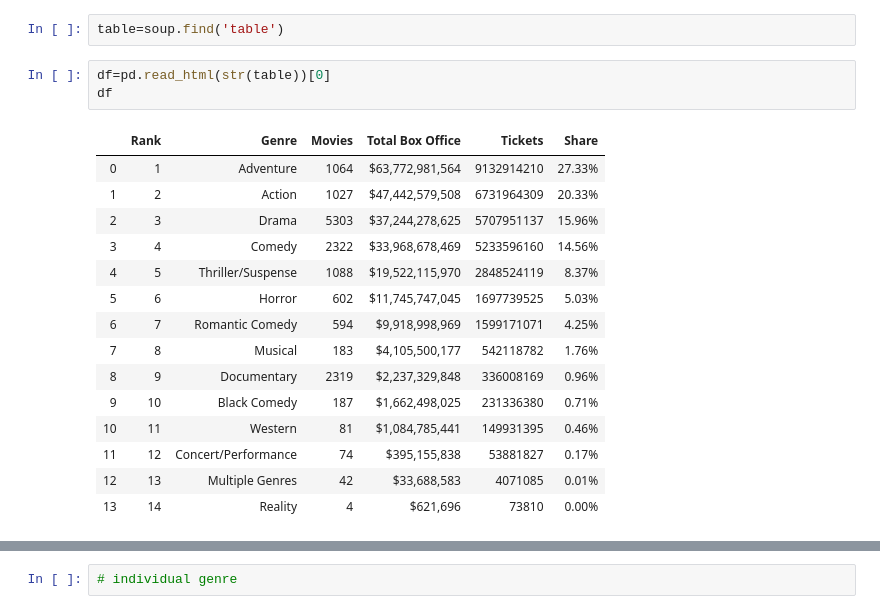
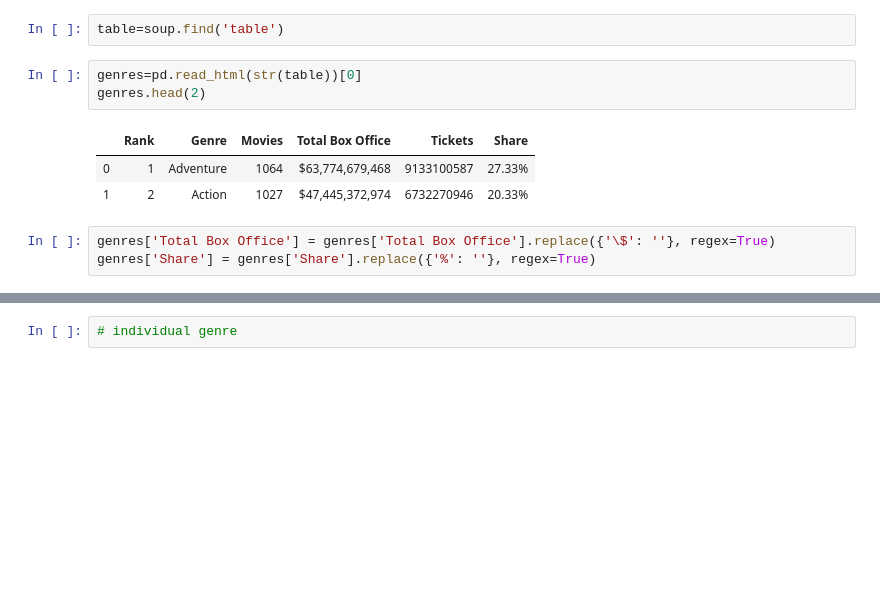
Before and after one commit to trevohearn/SailajaAndTrevor, a Jupyter notebook: new movies project(final).ipynb, the cells around one changed output, grey strips where cells are left out. Cells and saved outputs as stored; diff of their text form; blank space fills up the shorter version.

```diff
--- a/new movies project(final).ipynb
+++ b/new movies project(final).ipynb
@@ -10,22 +10,13 @@ soup = BeautifulSoup(html_page.content,'html.parser')
 # %%
 table=soup.find('table')
 # %%
-df=pd.read_html(str(table))[0]
-df
+genres=pd.read_html(str(table))[0]
+genres.head(2)
 # %% [output]
 |  | Rank | Genre | Movies | Total Box Office | Tickets | Share |
-| 0 | 1 | Adventure | 1064 | $63,772,981,564 | 9132914210 | 27.33% |
-| 1 | 2 | Action | 1027 | $47,442,579,508 | 6731964309 | 20.33% |
-| 2 | 3 | Drama | 5303 | $37,244,278,625 | 5707951137 | 15.96% |
-| 3 | 4 | Comedy | 2322 | $33,968,678,469 | 5233596160 | 14.56% |
-| 4 | 5 | Thriller/Suspense | 1088 | $19,522,115,970 | 2848524119 | 8.37% |
-| 5 | 6 | Horror | 602 | $11,745,747,045 | 1697739525 | 5.03% |
-| 6 | 7 | Romantic Comedy | 594 | $9,918,998,969 | 1599171071 | 4.25% |
-| 7 | 8 | Musical | 183 | $4,105,500,177 | 542118782 | 1.76% |
-| 8 | 9 | Documentary | 2319 | $2,237,329,848 | 336008169 | 0.96% |
-| 9 | 10 | Black Comedy | 187 | $1,662,498,025 | 231336380 | 0.71% |
-| 10 | 11 | Western | 81 | $1,084,785,441 | 149931395 | 0.46% |
-| 11 | 12 | Concert/Performance | 74 | $395,155,838 | 53881827 | 0.17% |
-| 12 | 13 | Multiple Genres | 42 | $33,688,583 | 4071085 | 0.01% |
-| 13 | 14 | Reality | 4 | $621,696 | 73810 | 0.00% |
+| 0 | 1 | Adventure | 1064 | $63,774,679,468 | 9133100587 | 27.33% |
+| 1 | 2 | Action | 1027 | $47,445,372,974 | 6732270946 | 20.33% |
+# %%
+genres['Total Box Office'] = genres['Total Box Office'].replace({'\$': ''}, regex=True)
+genres['Share'] = genres['Share'].replace({'%': ''}, regex=True)
 # %%
```
Also changed, not shown: parts of 42 cells of this notebook, 1 other file.
